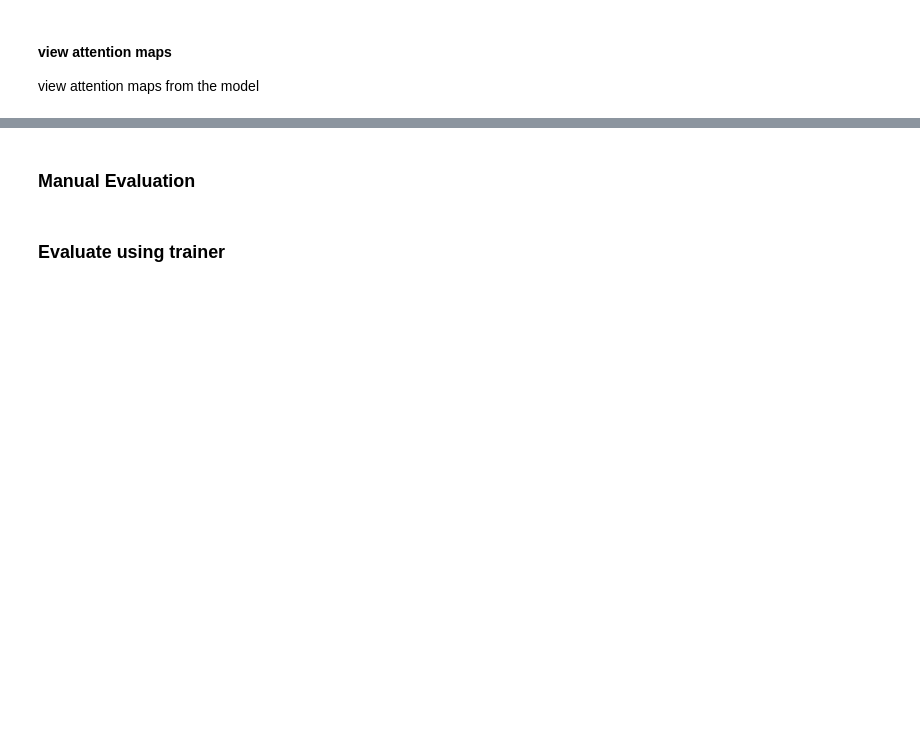
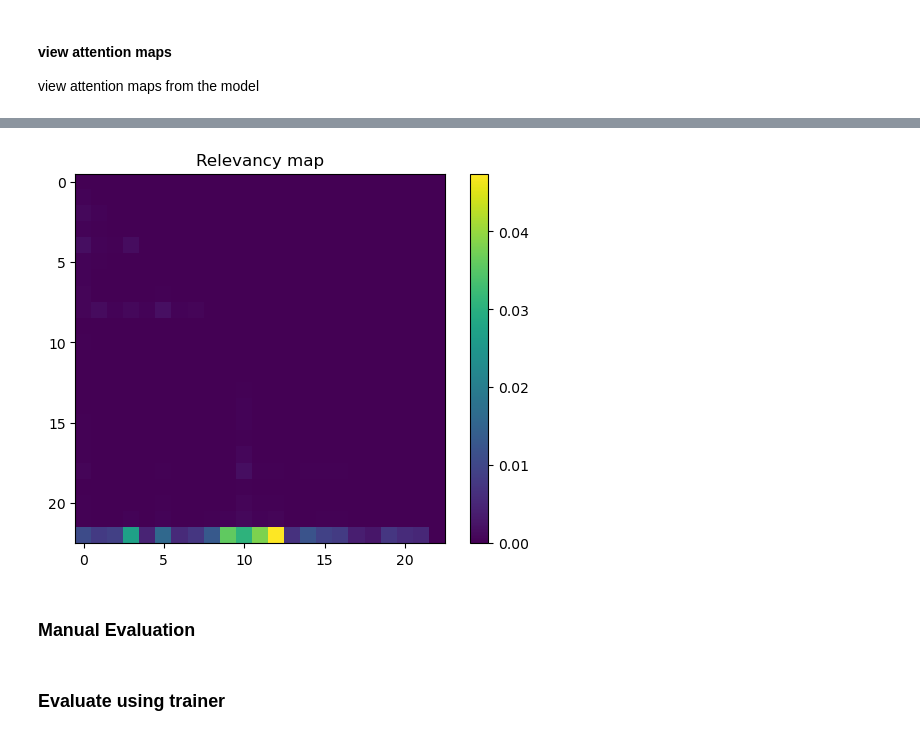
Before and after one commit to gkoren2/DIF-SR, a Jupyter notebook: notebooks/yelp.ipynb, the cells around one changed output, grey strips where cells are left out. Drawn from its saved outputs; the diff is of its cells as text; code cells hidden in the pictures; blank space fills up the shorter version.

Commit message:
update yelp notebook to compare att to relmap

```diff
--- a/notebooks/yelp.ipynb
+++ b/notebooks/yelp.ipynb
@@ -97,7 +120,12 @@ torch.cuda.is_available()
 # reading the dataset through the recbole framework
 # args=Arguments(dataset="yelp",config_files=os.path.join(difsr_root,'configs/yelp_cat_L1.yaml'))
 # args=Arguments(dataset="yelp",config_files=os.path.join(difsr_root,'configs/yelp_cat_city_L1.yaml'))
-args=Arguments(dataset="yelp",config_files=os.path.join(difsr_root,'configs/exp5/yelp_cat_city.yaml'))
+args=Arguments(dataset="yelp",config_files=os.path.join(difsr_root,'configs/exp4/yelp_cat_city.yaml'))
+# args=Arguments(dataset="yelp",config_files=os.path.join(difsr_root,'configs/exp5/yelp_cat_city.yaml'))
+# make sure the model path is aligned with the configuration
+model_path=os.path.join(difsr_root,'saved/yelp_cat_city')   # goes with configs/yelp_cat_city.yaml
+# model_path=os.path.join(difsr_root,'saved/exp5')  # goes with configs/exp5/yelp_cat_city.yaml
+
 config_file_list = args.config_files.strip().split(' ') if args.config_files else None
 config = Config(model=args.model, dataset=f'{args.dataset}', config_file_list=config_file_list)
 config.final_config_dict['data_path'] = os.path.join(difsr_root,config.final_config_dict['data_path'])
@@ -173,12 +226,12 @@ built_datasets = dataset.build()
 train_dataset, valid_dataset, test_dataset = built_datasets
 model = get_model(config['model'])(config, dataset).to(config['device'])
 
-# model_path=os.path.join(difsr_root,'saved/yelp_cat_city')
-# model_file_name=os.path.join(model_path,'SASRecD-Apr-09-2023_e150.pth')
+model_path=os.path.join(difsr_root,'saved/yelp_cat_city')
+model_file_name=os.path.join(model_path,'SASRecD-Apr-09-2023_e150.pth')
 
-model_path=os.path.join(difsr_root,'saved/exp5')
+# model_path=os.path.join(difsr_root,'saved/exp5')
 # model_file_name=os.path.join(model_path,'SASRecDX2-May-09-2023_18-04-57.pth')       # disabling the attribute predictor by 'not'
-model_file_name=os.path.join(model_path,'SASRecDX2-May-09-2023_20-44-58.pth')       # in addition, lamda=0
+# model_file_name=os.path.join(model_path,'SASRecDX2-May-09-2023_20-44-58.pth')       # in addition, lamda=0
 
 
 # load the model
@@ -190,12 +278,15 @@ model.eval()
 # %%
 len(test_dataset)
 # %%
-idx=13
+# idx=113 # good example
+idx=13190
+
 n_inter=1 # number of interactions to sample
 interaction = test_dataset[idx:idx+n_inter]
 # interaction = train_dataset[idx:idx+n_inter]
 
+item_seq_len = interaction[ITEM_SEQ_LEN]
 pos_i = interaction[ITEM_ID]
-print(interaction[ITEM_SEQ_LEN])
-print(pos_i)
-interaction
+print(f'sequence length: {item_seq_len.numpy()[0]}')
+print(f'ground truth next item: {pos_i.numpy()[0]}')
+print(f'the interaction fields: \n {interaction}')  # batch size is given by interaction.length
@@ -270,4 +378,8 @@ pos_attn_scores = model.trm_encoder.layer[0].multi_head_attention.pos_scores.det
 
 # attention probs - after fusion of attributes, score and item ID attention and doing softmax normalization
 attn_probs = model.trm_encoder.layer[0].multi_head_attention.attention_probs.detach().cpu().squeeze(0)   #[h,L,L]
+
+# relevancy map - an aggregated view of the attention map
+# scores, expl = model.interpret(interaction,start_layer=0)
+rel_map = model.relevancy_map.detach().cpu().squeeze(0)
 # %%
@@ -305,3 +426,17 @@ attn_view(attn_probs,attn_mask,item_seq_len,norm_to_probs=False)
+# %%
+# show relevancy map
+r = copy(rel_map.numpy()[:item_seq_len,:item_seq_len])
+np.fill_diagonal(r,r.min(axis=1))
+# denom=r.max(axis=-1)-r.min(axis=-1)+1e-9
+# r=[r[i]/denom[i] for i in range(len(denom))]
+fig, ax = plt.subplots()
+im=ax.imshow(r, cmap='viridis', interpolation='nearest')
+ax.set_title('Relevancy map')
+# add colorbar to each plot
+fig.colorbar(im, ax=ax)
+plt.show()
+# %% [output]
+[figure, added]
 # %% [markdown]
 ### Manual Evaluation
 # %%
```
Also changed, not shown: parts of 20 cells of this notebook, 1 other file.
